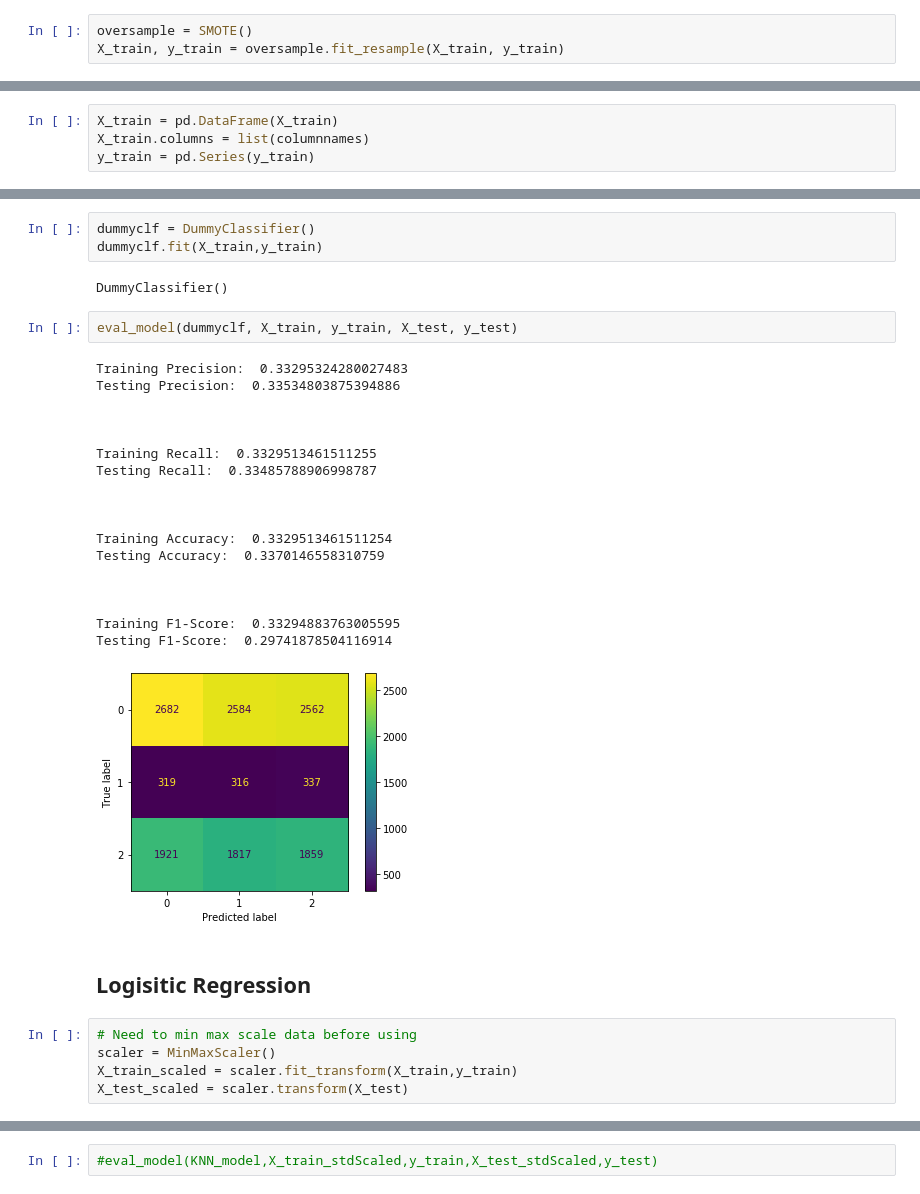
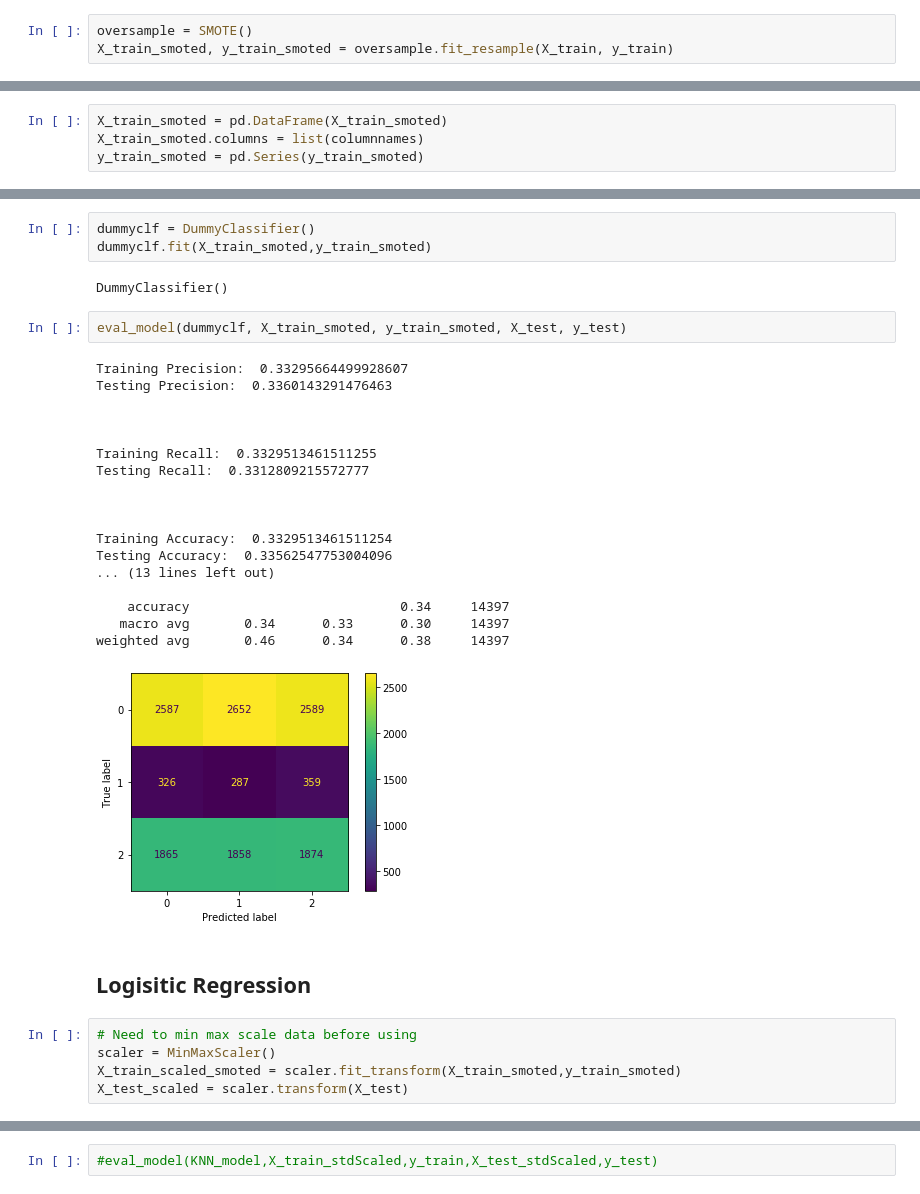
Before and after one commit to stevenkyle2013/Water-Well-Classifier, a Jupyter notebook: Main-Notebook.ipynb, the cells around one changed output, grey strips where cells are left out. Saved outputs shown, nothing was run; the diff lists cells and outputs as text.

```diff
--- a/Main-Notebook.ipynb
+++ b/Main-Notebook.ipynb
@@ -1247,10 +1320,10 @@ y_train.value_counts()
 Name: status_group, dtype: int64
 # %%
 oversample = SMOTE()
-X_train, y_train = oversample.fit_resample(X_train, y_train)
+X_train_smoted, y_train_smoted = oversample.fit_resample(X_train, y_train)
 # %%
 columnnames = X.columns
 # %%
-X_train = pd.DataFrame(X_train)
-X_train.columns = list(columnnames)
-y_train = pd.Series(y_train)
+X_train_smoted = pd.DataFrame(X_train_smoted)
+X_train_smoted.columns = list(columnnames)
+y_train_smoted = pd.Series(y_train_smoted)
@@ -1279,36 +1359,36 @@ List of models to try:
 ## Dummy classifier
 # %%
 dummyclf = DummyClassifier()
-dummyclf.fit(X_train,y_train)
+dummyclf.fit(X_train_smoted,y_train_smoted)
 # %% [output]
 DummyClassifier()
 # %%
-eval_model(dummyclf, X_train, y_train, X_test, y_test)
+eval_model(dummyclf, X_train_smoted, y_train_smoted, X_test, y_test)
 # %% [output]
-Training Precision:  0.33295324280027483
-Testing Precision:  0.33534803875394886
+Training Precision:  0.33295664499928607
+Testing Precision:  0.3360143291476463
 
 
 
 Training Recall:  0.3329513461511255
-Testing Recall:  0.33485788906998787
+Testing Recall:  0.3312809215572777
 
 
 
 Training Accuracy:  0.3329513461511254
-Testing Accuracy:  0.3370146558310759
+Testing Accuracy:  0.33562547753004096
+... (13 lines left out)
 
-
-
-Training F1-Score:  0.33294883763005595
-Testing F1-Score:  0.29741878504116914
+    accuracy                           0.34     14397
+   macro avg       0.34      0.33      0.30     14397
+weighted avg       0.46      0.34      0.38     14397
-[figure, old version]
+[figure, new version]
 # %% [markdown]
 ## Logisitic Regression
 # %%
 # Need to min max scale data before using
 scaler = MinMaxScaler()
-X_train_scaled = scaler.fit_transform(X_train,y_train)
+X_train_scaled_smoted = scaler.fit_transform(X_train_smoted,y_train_smoted)
 X_test_scaled = scaler.transform(X_test)
 # %%
 logreg = LogisticRegression(fit_intercept=False, solver='saga')
```
Also changed, not shown: parts of 74 cells of this notebook, 14 other files.
